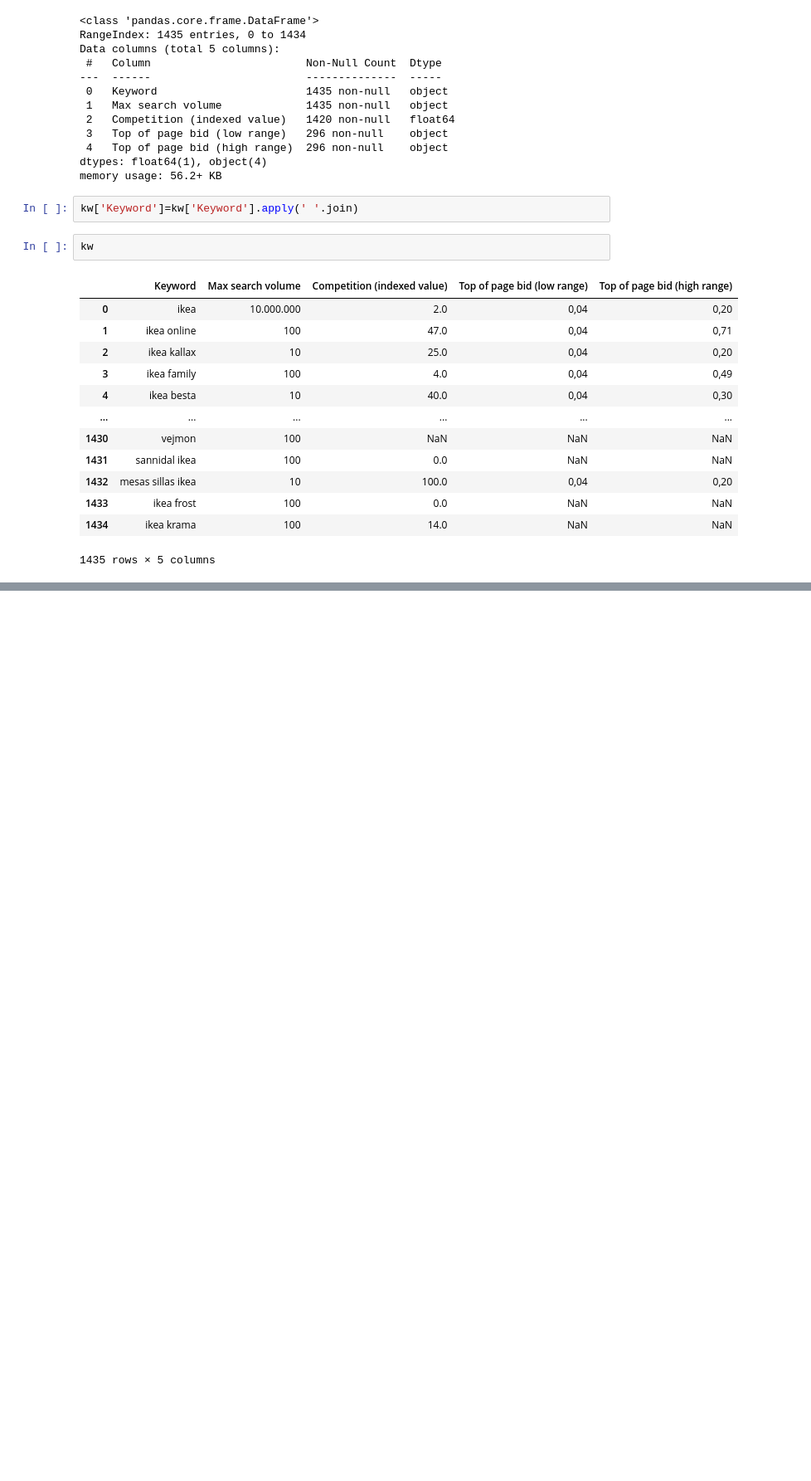
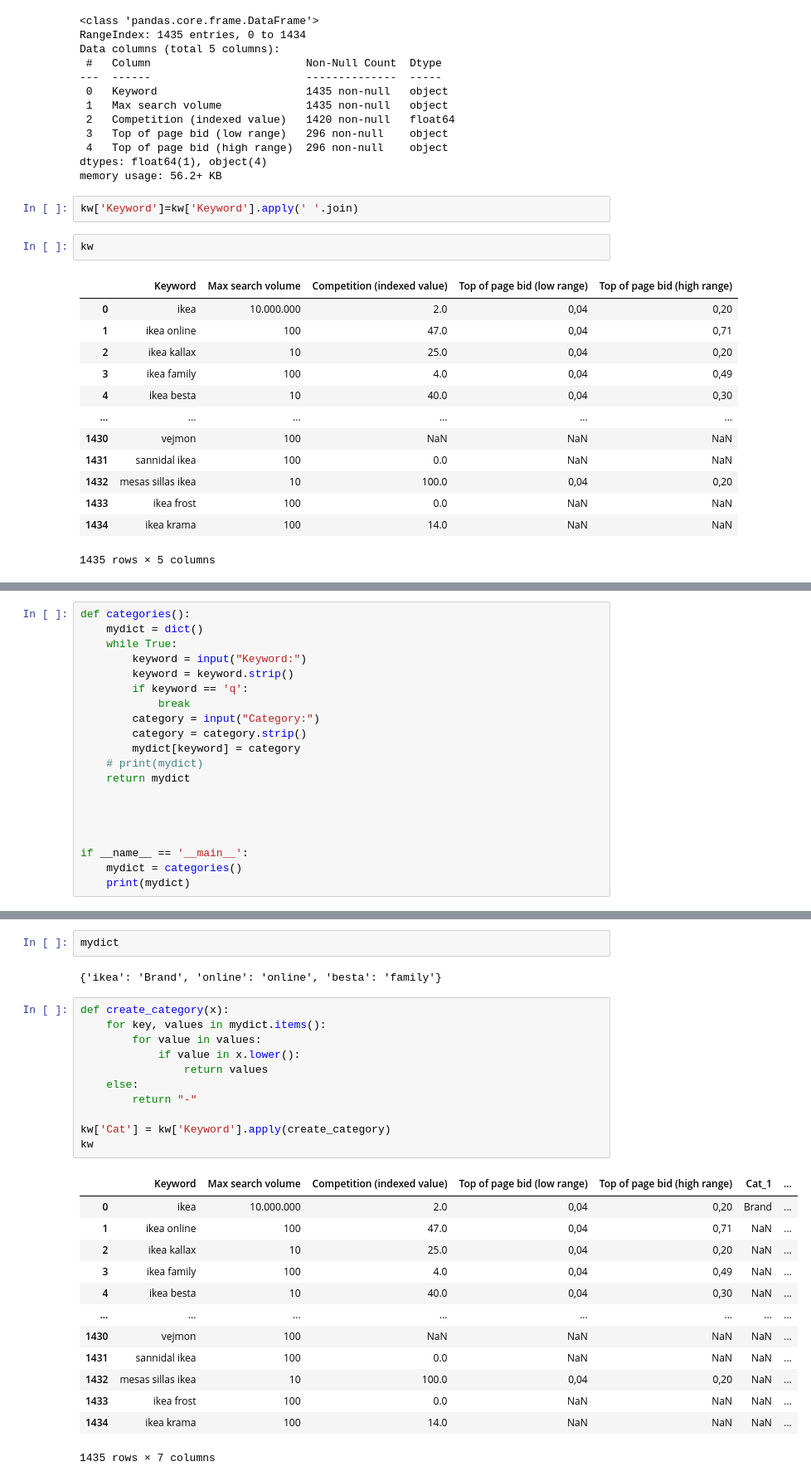
Before and after one commit to marinapm90/keyword_research_tool, a Jupyter notebook: kw_tool.ipynb, the cells around one changed output, grey strips where cells are left out. Shown: that part at 83% size. Cells and saved outputs as stored; diff of their text form; blank space fills up the shorter version.

```diff
--- a/kw_tool.ipynb
+++ b/kw_tool.ipynb
@@ -183,0 +166,20 @@ cat.head(20)'''
+# %%
+def categories():
+    mydict = dict()
+    while True:
+        keyword = input("Keyword:")
+        keyword = keyword.strip()
+        if keyword == 'q':
+            break
+        category = input("Category:")
+        category = category.strip()
+        mydict[keyword] = category
+    # print(mydict)
+    return mydict
+
+
+
+
+if __name__ == '__main__':
+    mydict = categories()
+    print(mydict)
@@ -183,0 +195,29 @@ cat.head(20)'''
+# %%
+mydict
+# %% [output]
+{'ikea': 'Brand', 'online': 'online', 'besta': 'family'}
+# %%
+def create_category(x):
+    for key, values in mydict.items():
+        for value in values:
+            if value in x.lower():
+                return values
+    else:
+        return "-"
+
+kw['Cat'] = kw['Keyword'].apply(create_category)
+kw
+# %% [output]
+|  | Keyword | Max search volume | Competition (indexed value) | Top of page bid (low range) | Top of page bid (high range) | Cat_1 | ... |
+| 0 | ikea | 10.000.000 | 2.0 | 0,04 | 0,20 | Brand | ... |
+| 1 | ikea online | 100 | 47.0 | 0,04 | 0,71 | NaN | ... |
+| 2 | ikea kallax | 10 | 25.0 | 0,04 | 0,20 | NaN | ... |
+| 3 | ikea family | 100 | 4.0 | 0,04 | 0,49 | NaN | ... |
+| 4 | ikea besta | 10 | 40.0 | 0,04 | 0,30 | NaN | ... |
+| ... | ... | ... | ... | ... | ... | ... | ... |
+| 1430 | vejmon | 100 | NaN | NaN | NaN | NaN | ... |
+| 1431 | sannidal ikea | 100 | 0.0 | NaN | NaN | NaN | ... |
+| 1432 | mesas sillas ikea | 10 | 100.0 | 0,04 | 0,20 | NaN | ... |
+| 1433 | ikea frost | 100 | 0.0 | NaN | NaN | NaN | ... |
+| 1434 | ikea krama | 100 | 14.0 | NaN | NaN | NaN | ... |
+1435 rows × 7 columns
```
Also changed, not shown: parts of 11 cells of this notebook.
